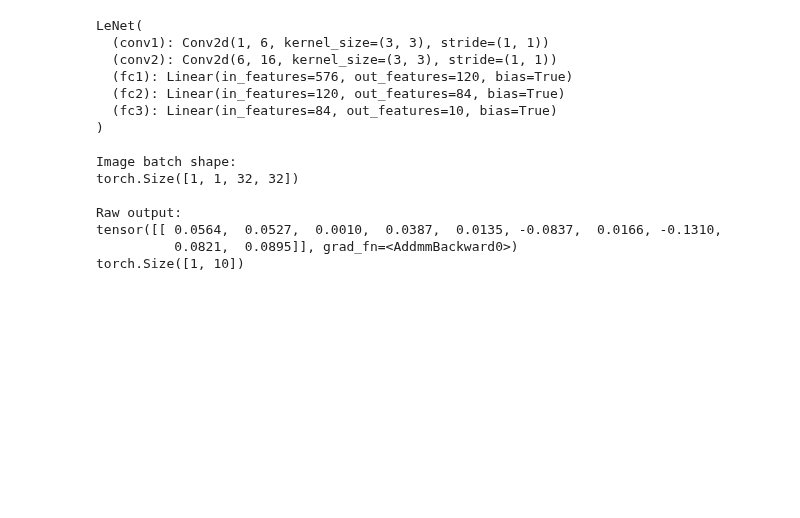
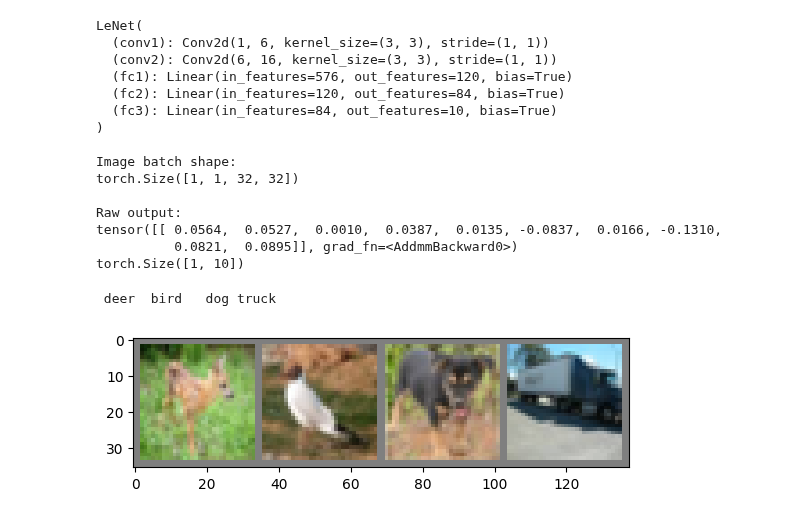
Before and after one commit to taruvaid/Fourier-Neural-Operators, a Jupyter notebook: pytorch_concepts.ipynb, the cells around one changed output. Cells and saved outputs as stored; diff of their text form; code cells hidden in the pictures; blank space fills up the shorter version.

```diff
--- a/pytorch_concepts.ipynb
+++ b/pytorch_concepts.ipynb
@@ -249,2 +262,37 @@ transform = transforms.Compose(
+# %%
+# DataLoader feeds batches of data to the model
+trainloader = torch.utils.data.DataLoader(trainset, batch_size=4,
+                                          shuffle=True, num_workers=2)
+
+# A `Dataset` subclass wraps access to the data, and is specialized to the type of data it's serving.
+# The `DataLoader` knows *nothing* about the data, but organizes the input tensors served by the `Dataset` into batches with the parameters you specify.
+# In the example above, we've asked a `DataLoader` to give us batches of 4 images from `trainset`, randomizing their order (`shuffle=True`).
+# Additionally, we spin up two workers to load data from disk.
+# %%
+# It's good practice to visualize the batches your `DataLoader` serves...
+
+import matplotlib.pyplot as plt
+import numpy as np
+
+classes = ('plane', 'car', 'bird', 'cat',
+           'deer', 'dog', 'frog', 'horse', 'ship', 'truck')
+
+def imshow(img):
+    img = img / 2 + 0.5     # unnormalize
+    npimg = img.numpy()
+    plt.imshow(np.transpose(npimg, (1, 2, 0)))
+
+
+# get some random training images
+dataiter = iter(trainloader)
+images, labels = next(dataiter)
+
+# show images
+imshow(torchvision.utils.make_grid(images))
+# print labels
+print(' '.join('%5s' % classes[labels[j]] for j in range(4)))
+# %% [output]
+ deer  bird   dog truck
+[figure, added]
 # %%
 ## Autograd (backpropagation)
```
Also changed, not shown: parts of 3 cells of this notebook.
